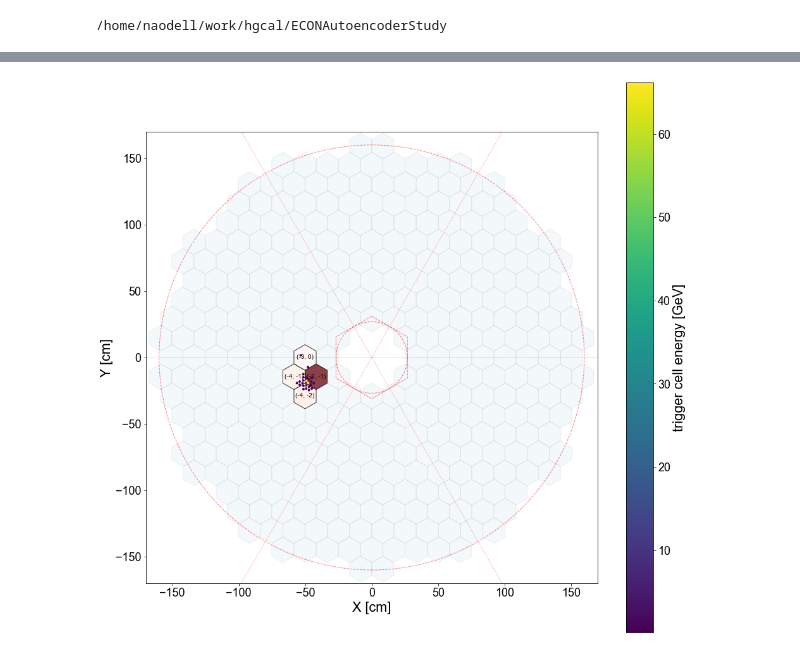
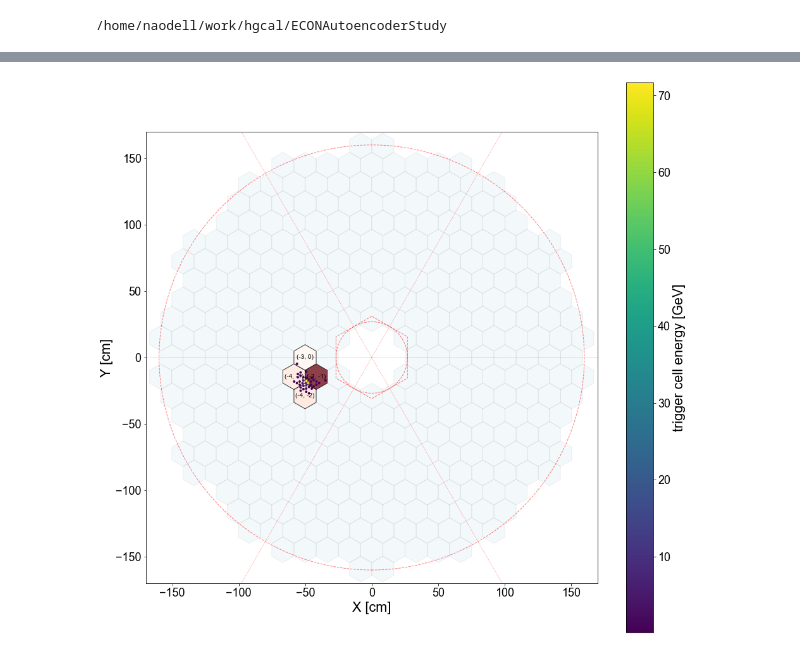
Before and after one commit to naodell/ECONAutoencoderStudy, a Jupyter notebook: notebooks/tc_visualizer.ipynb, the cells around one changed output, grey strips where cells are left out. Drawn from its saved outputs; the diff is of its cells as text; code cells hidden in the pictures.

```diff
--- a/notebooks/tc_visualizer.ipynb
+++ b/notebooks/tc_visualizer.ipynb
@@ -79,7 +85,7 @@ cmap = matplotlib.cm.get_cmap('Reds')
 
 
 #cuts = 'tc_z > 0 and tc_x < 0. and tc_y < 0. and tc_subdet == 1 and tc_layer == 9'
-cuts = 'tc_z < 0 and tc_subdet == 1 and tc_layer == 9 and tc_energy > 0.1'
+cuts = 'tc_z < 0 and tc_subdet == 1 and tc_layer == 11 and tc_energy > 0.1'
 df_tc['count'] = 1
 df_cut = df_tc.query(cuts)
 events = df_cut.index.get_level_values(0).unique()
@@ -177,31 +183,31 @@ poly = RegularPolygon((0, 0),
                      facecolor='none',
                      alpha=0.5,
                      edgecolor='r'
                     )
 
 # draw lines every pi/3 radians
 for angle in np.arange(0, 360, 60):
     rad = (angle/180)*np.pi
     plt.plot([0., 200*np.cos(rad)], [0., 200*np.sin(rad)], 'r--', linewidth=0.5, alpha=0.5)
 
 #ax.add_patch(poly)
 marker_size = 100. / (1 + np.exp(-event_tc.tc_energy/10))
 scat = ax.scatter(event_tc.tc_x, event_tc.tc_y,
                   marker='H',
                   s=10, #marker_size,
                   c=event_tc.tc_energy,
                   zorder=2
                  )
 #ax.set_xlim(-80, -20)
 #ax.set_ylim(-50, 20)
 ax.set_xlim(-170, 170)
 ax.set_ylim(-170, 170)
 ax.set_xlabel('X [cm]')
 ax.set_ylabel('Y [cm]')
 
 cbar = plt.colorbar(scat)
 cbar.set_label('trigger cell energy [GeV]')
 
 plt.show()
 # %% [output]
-[figure, old version]
+[figure, new version]
```
Also changed, not shown: parts of 3 cells of this notebook, 2 other files.
